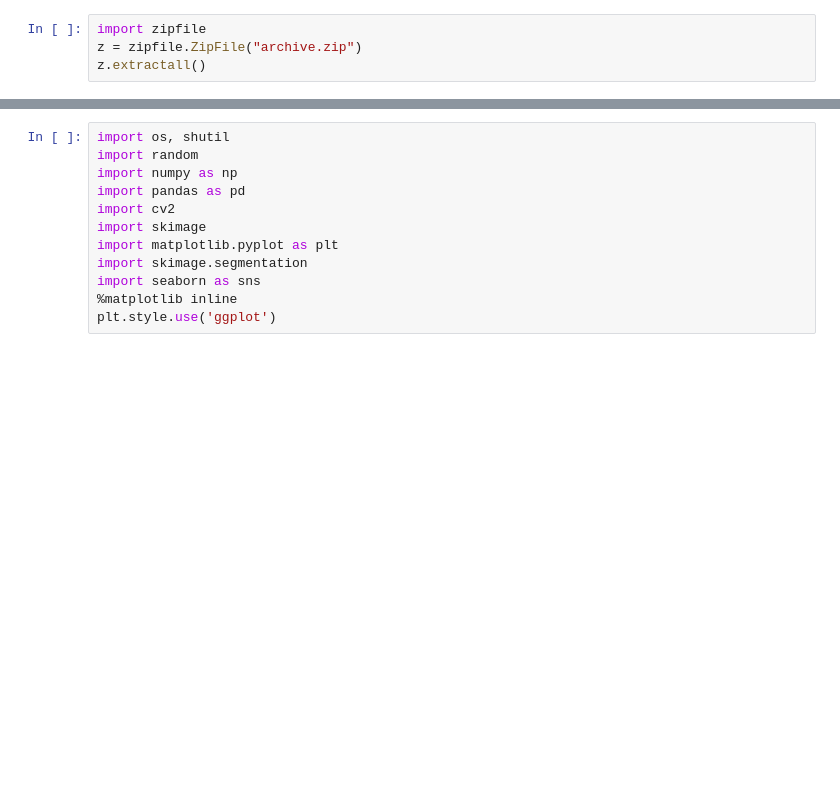
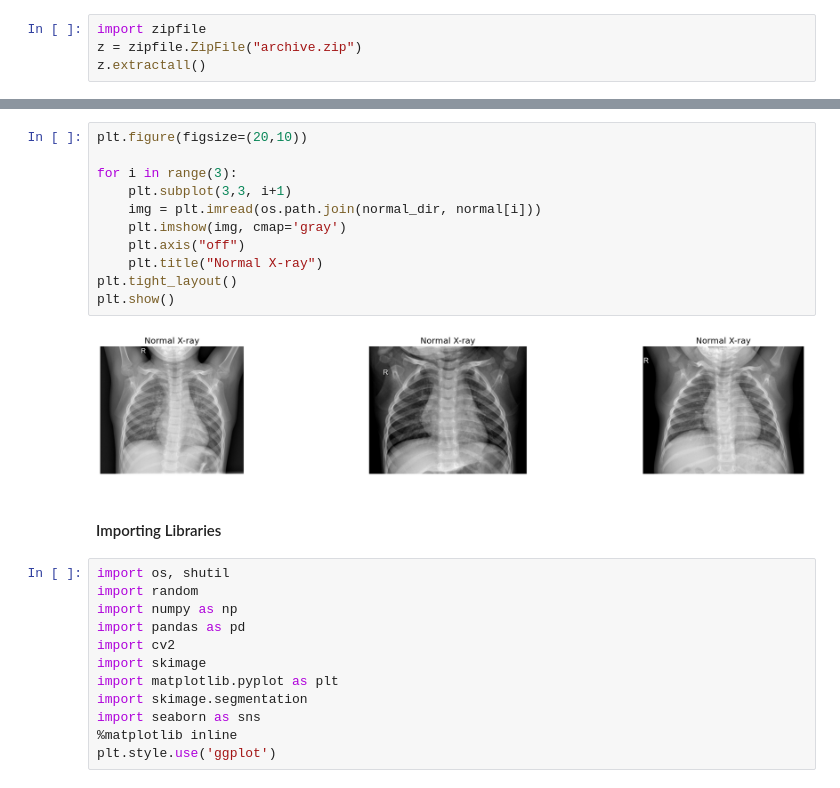
Before and after one commit to sherali02/PNEUMONIA-DETECTION, a Jupyter notebook: Pneumonia-Detection.ipynb, the cells around one changed output, grey strips where cells are left out. Saved outputs shown, nothing was run; the diff lists cells and outputs as text; blank space fills up the shorter version.

```diff
--- a/Pneumonia-Detection.ipynb
+++ b/Pneumonia-Detection.ipynb
@@ -27,3 +56,18 @@ Requirement already satisfied: six>=1.5 in c:\users\sksir\appdata\local\programs
+# %%
+plt.figure(figsize=(20,10))
+
+for i in range(3):
+    plt.subplot(3,3, i+1)
+    img = plt.imread(os.path.join(normal_dir, normal[i]))
+    plt.imshow(img, cmap='gray')
+    plt.axis("off")
+    plt.title("Normal X-ray")
+plt.tight_layout()
+plt.show()
+# %% [output]
+[figure, new version]
+# %% [markdown]
+####  Importing Libraries
 # %%
 import os, shutil
 import random
```
Also changed, not shown: parts of 55 cells of this notebook, 20 other files.
